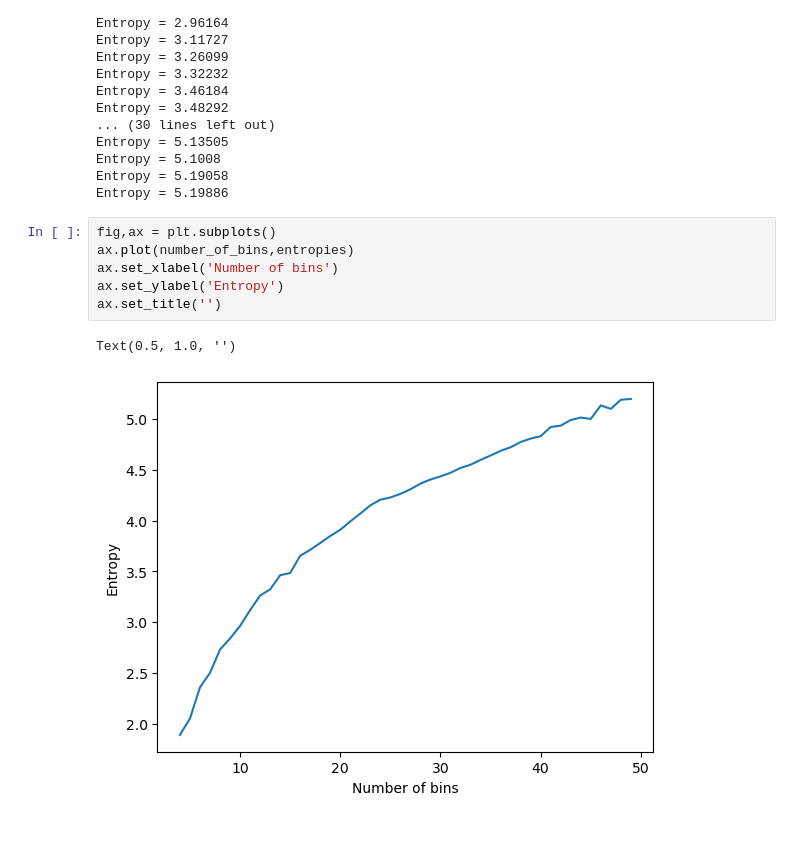
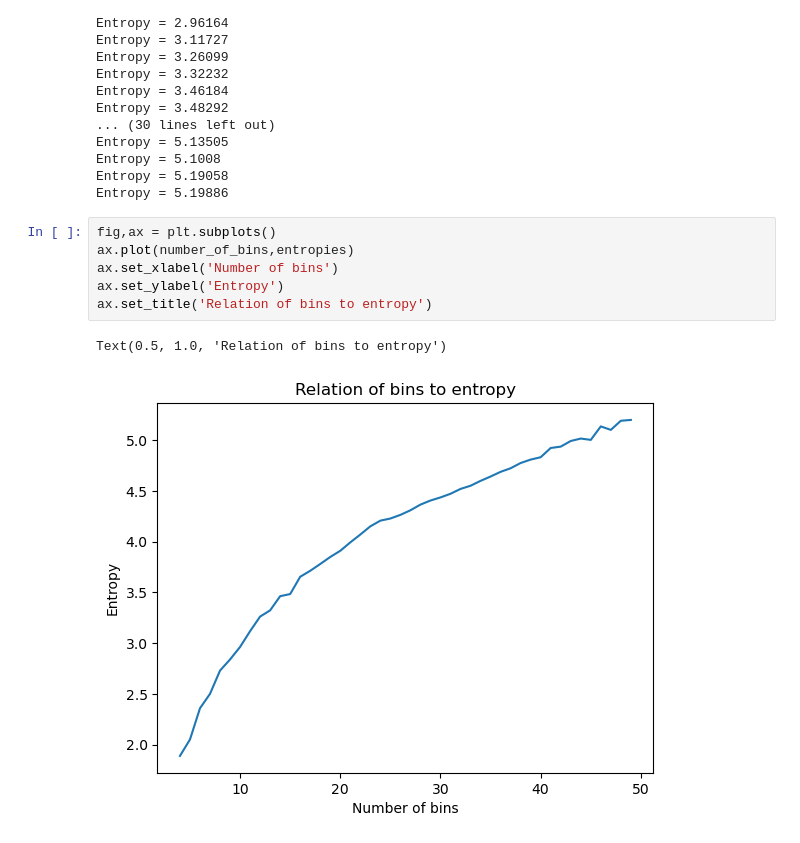
Before and after one commit to Novascone/Statistics_and_Machine_Learning, a Jupyter notebook: Descriptive Statistics/entropy.ipynb, the cells around one changed output. Drawn from its saved outputs; the diff is of its cells as text.

Commit message:
title

```diff
--- a/Descriptive Statistics/entropy.ipynb
+++ b/Descriptive Statistics/entropy.ipynb
@@ -102,9 +102,9 @@ Entropy = 5.19886
 # %%
 fig,ax = plt.subplots()
 ax.plot(number_of_bins,entropies)
 ax.set_xlabel('Number of bins')
 ax.set_ylabel('Entropy')
-ax.set_title('')
+ax.set_title('Relation of bins to entropy')
 # %% [output]
-Text(0.5, 1.0, '')
+Text(0.5, 1.0, 'Relation of bins to entropy')
-[figure, old version]
+[figure, new version]
```
